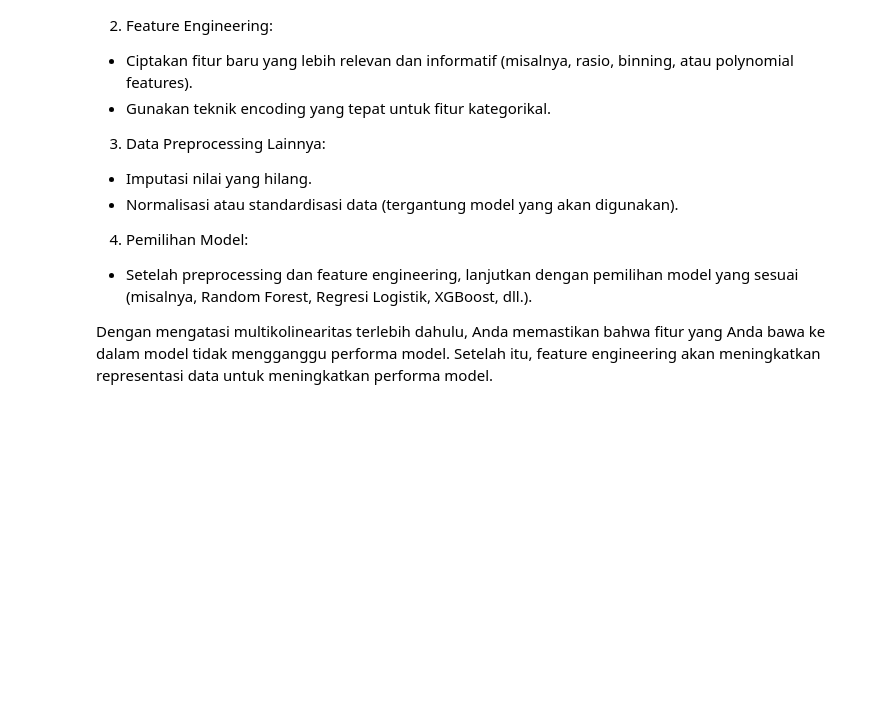
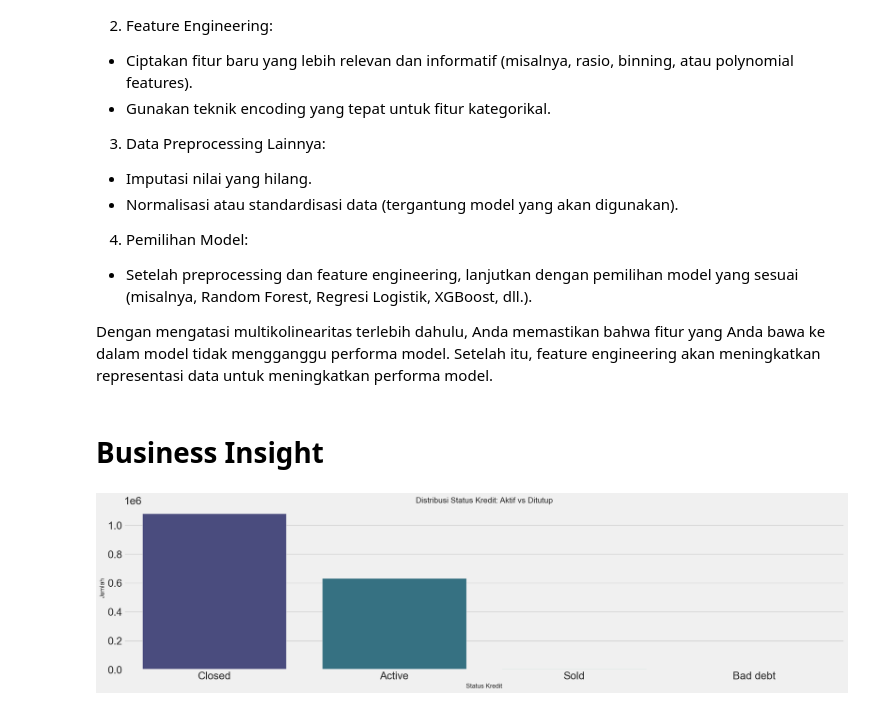
Before and after one commit to hijirdella/EDA-Homecredit, a Jupyter notebook: Bureau_Johannes.ipynb, the cells around one changed output. Drawn from its saved outputs; the diff is of its cells as text; code cells hidden in the pictures; blank space fills up the shorter version.

```diff
--- a/Bureau_Johannes.ipynb
+++ b/Bureau_Johannes.ipynb
@@ -839,3 +839,28 @@ Untuk model non-linier, Anda bisa mempertimbangkan membuat fitur polinomial dari
 - Setelah preprocessing dan feature engineering, lanjutkan dengan pemilihan model yang sesuai (misalnya, Random Forest, Regresi Logistik, XGBoost, dll.).
 
 Dengan mengatasi multikolinearitas terlebih dahulu, Anda memastikan bahwa fitur yang Anda bawa ke dalam model tidak mengganggu performa model. Setelah itu, feature engineering akan meningkatkan representasi data untuk meningkatkan performa model.
+# %% [markdown]
+# Business Insight
+# %%
+import pandas as pd
+import matplotlib.pyplot as plt
+import seaborn as sns
+
+# Memuat data
+data = pd.read_csv('bureau.csv')
+
+# Set ukuran untuk plot
+plt.figure(figsize=(20, 15))
+
+### 1. Grafik Status Kredit: Aktif vs Ditutup
+plt.subplot(3, 1, 1)
+sns.countplot(data=data, x='CREDIT_ACTIVE', palette='viridis')
+plt.title('Distribusi Status Kredit: Aktif vs Ditutup', fontsize=15)
+plt.xlabel('Status Kredit', fontsize=12)
+plt.ylabel('Jumlah', fontsize=12)
+
+# Menampilkan plot
+plt.tight_layout()
+plt.show()
+# %% [output]
+[figure, added]
```
Also changed, not shown: parts of 5 cells of this notebook.
